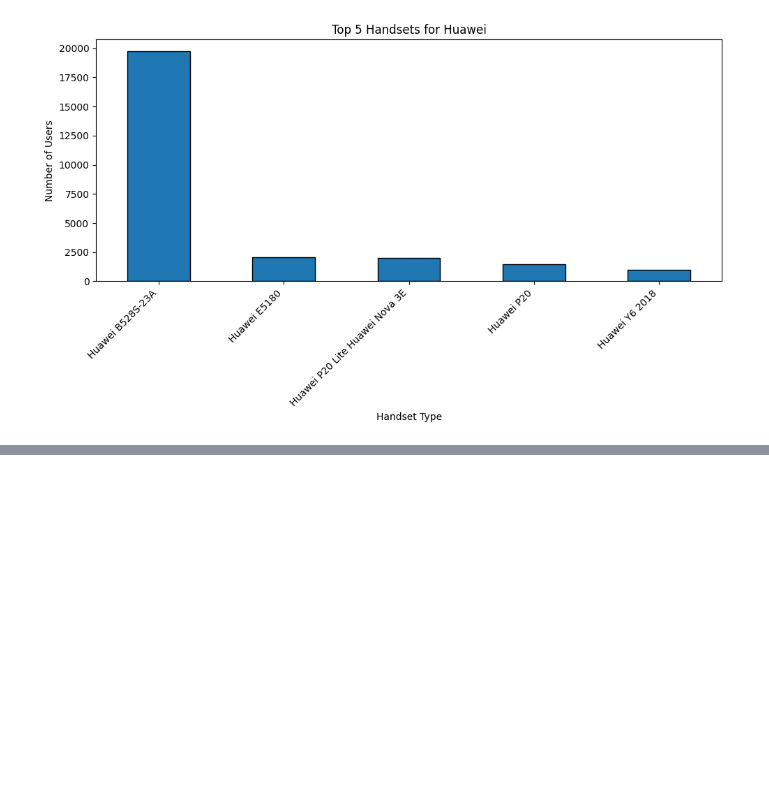
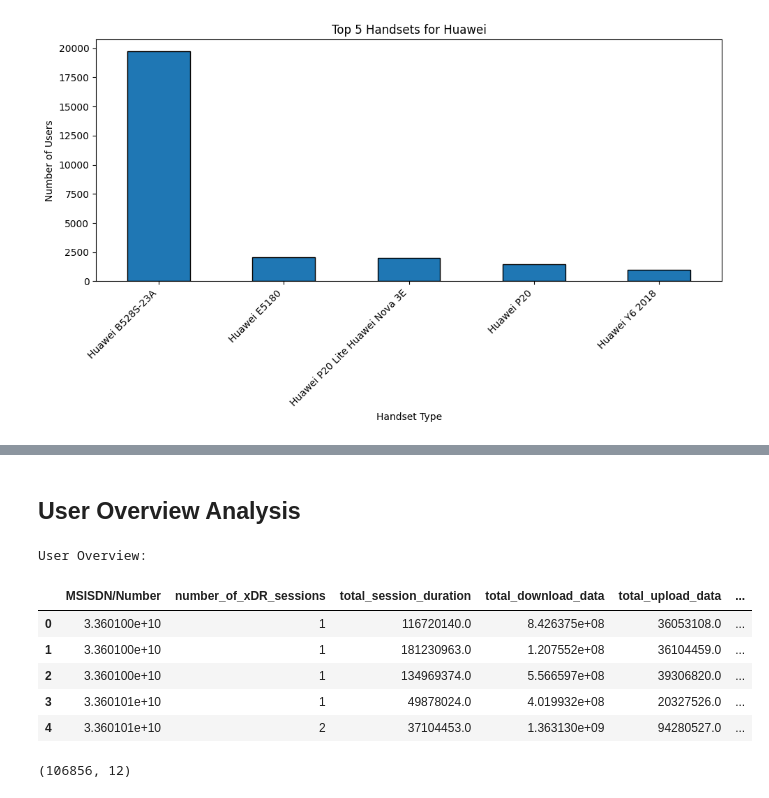
Before and after one commit to GetieBalew24/TellCo_Telecom_Analysis, a Jupyter notebook: notebooks/user_overview_analysis.ipynb, the cells around one changed output, grey strips where cells are left out. Drawn from its saved outputs; the diff is of its cells as text; code cells hidden in the pictures; blank space fills up the shorter version.

```diff
--- a/notebooks/user_overview_analysis.ipynb
+++ b/notebooks/user_overview_analysis.ipynb
@@ -171,0 +178,34 @@ Top 5 Handsets per Top 3 Manufacturer:
+# %% [markdown]
+## User Overview Analysis
+# %%
+# Aggregate the required information per user (MSISDN/Number)
+user_overview = df.groupby('MSISDN/Number').agg(
+    number_of_xDR_sessions=('Bearer Id', 'nunique'),  # Count unique xDR sessions (assuming 'Bearer Id' represents sessions)
+    total_session_duration=('Dur. (ms)', 'sum'),  # Sum of session durations
+    total_download_data=('Total DL (Bytes)', 'sum'),  # Total download data
+    total_upload_data=('Total UL (Bytes)', 'sum'),  # Total upload data
+    total_data_volume_social_media=('Social Media DL (Bytes)', 'sum'),  # Total Social Media download volume
+    total_data_volume_google=('Google DL (Bytes)', 'sum'),  # Total Google download volume
+    total_data_volume_email=('Email DL (Bytes)', 'sum'),  # Total Email download volume
+    total_data_volume_youtube=('Youtube DL (Bytes)', 'sum'),  # Total YouTube download volume
+    total_data_volume_netflix=('Netflix DL (Bytes)', 'sum'),  # Total Netflix download volume
+    total_data_volume_gaming=('Gaming DL (Bytes)', 'sum'),  # Total Gaming download volume
+    total_data_volume_other=('Other DL (Bytes)', 'sum')  # Total Other download volume
+).reset_index()
+
+# Display the result
+print("User Overview:")
+user_overview.head()
+# %% [output]
+User Overview:
+|  | MSISDN/Number | number_of_xDR_sessions | total_session_duration | total_download_data | total_upload_data | ... |
+| 0 | 3.360100e+10 | 1 | 116720140.0 | 8.426375e+08 | 36053108.0 | ... |
+| 1 | 3.360100e+10 | 1 | 181230963.0 | 1.207552e+08 | 36104459.0 | ... |
+| 2 | 3.360100e+10 | 1 | 134969374.0 | 5.566597e+08 | 39306820.0 | ... |
+| 3 | 3.360101e+10 | 1 | 49878024.0 | 4.019932e+08 | 20327526.0 | ... |
+| 4 | 3.360101e+10 | 2 | 37104453.0 | 1.363130e+09 | 94280527.0 | ... |
+# %%
+# Shape of Agrregated data
+user_overview.shape
+# %% [output]
+(106856, 12)
```
Also changed, not shown: parts of 2 cells of this notebook, 1 other file.
